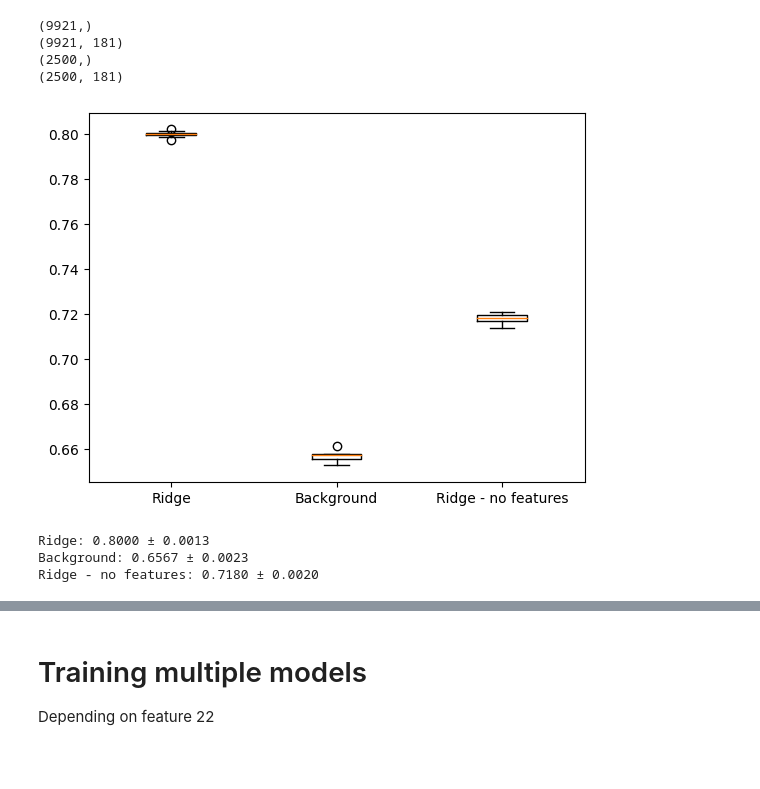
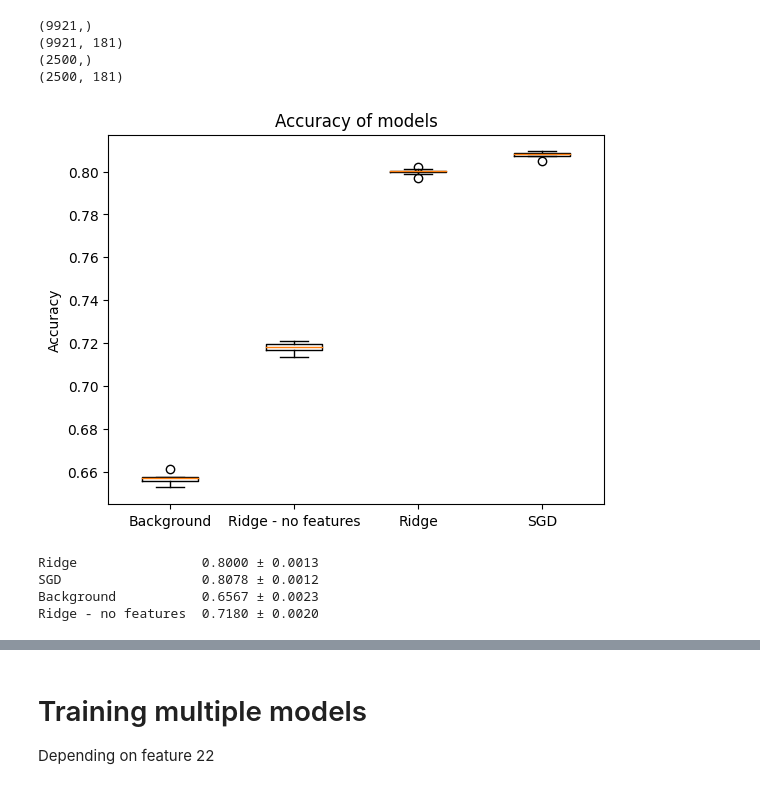
Before and after one commit to ddorn/ml-project-2022, a Jupyter notebook: project1/run.ipynb, the cells around one changed output, grey strips where cells are left out. Saved outputs shown, nothing was run; the diff lists cells and outputs as text; code cells hidden in the pictures; blank space fills up the shorter version.

```diff
--- a/project1/run.ipynb
+++ b/project1/run.ipynb
@@ -226,10 +226,10 @@ def mk_models(data, data_no_features):
     models['Ridge'] = lambda tx: predict_labels(ridge_w, tx)
 
     # SGD
-    # sgd = mean_squared_error_sgd(data[0], data[1],
-    #     max_iters=300, gamma=0.01, lambda_=0.001, batch_size=400,
-    #     initial_w=np.random.randn(data[1].shape[1]), verbose=False, clip=True)[0]
-    # models['SGD'] = lambda tx: predict_labels(sgd, tx)
+    sgd = mean_squared_error_sgd(data[0], data[1],
+        max_iters=300, gamma=0.01, lambda_=0.001, batch_size=400,
+        initial_w=np.random.randn(data[1].shape[1]), verbose=False, clip=True)[0]
+    models['SGD'] = lambda tx: predict_labels(sgd, tx)
 
     # Background
     models['Background'] = lambda tx: np.full(tx.shape[0], -1)
@@ -240,6 +240,8 @@ def mk_models(data, data_no_features):
     models['Ridge - no features'] = lambda tx: predict_labels(ridge_nof_w, tx)
 
     return models
+# %%
+models = mk_models(data, data_no_features)
 # %%
 # Average accuracy of models
 sub_sample = False
@@ -257,14 +259,19 @@ for i in tqdm(range(10)):
         else:
             accuracies[name].append(accuracy(*data[2:], model))
 # %%
-plt.boxplot(accuracies.values(), labels=accuracies.keys())
+labels = list(accuracies.keys())
+labels.sort(key=lambda x: np.mean(accuracies[x]))
+plt.boxplot([accuracies[l] for l in labels], labels=labels)
+plt.ylabel('Accuracy')
+plt.title('Accuracy of models')
 plt.show()
 
 for name, acc in accuracies.items():
-    print(f'{name}: {np.mean(acc):.4f} ± {np.std(acc):.4f}')
+    print(f'{name:20s} {np.mean(acc):.4f} ± {np.std(acc):.4f}')
 # %% [output]
-[figure, old version]
+[figure, new version]
-Ridge: 0.8000 ± 0.0013
-Background: 0.6567 ± 0.0023
-Ridge - no features: 0.7180 ± 0.0020
+Ridge                0.8000 ± 0.0013
+SGD                  0.8078 ± 0.0012
+Background           0.6567 ± 0.0023
+Ridge - no features  0.7180 ± 0.0020
 # %%
```
Also changed, not shown: parts of 6 cells of this notebook.
